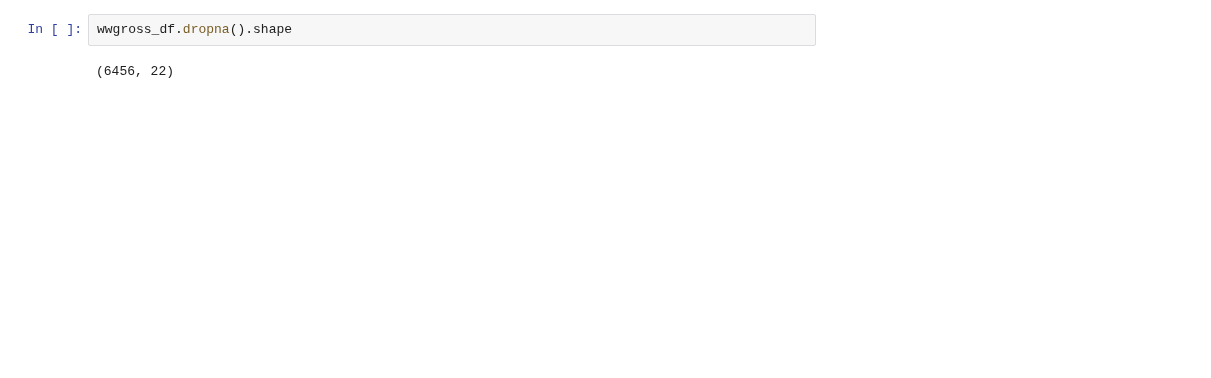
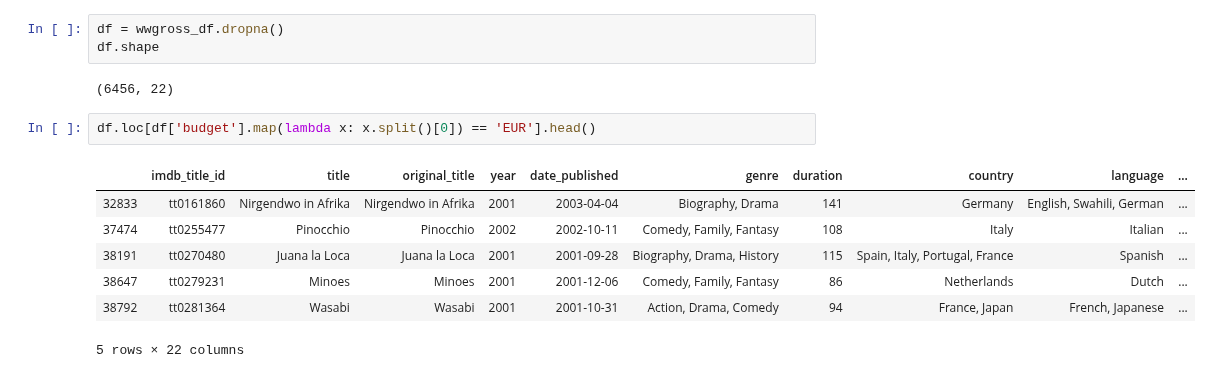
Before and after one commit to CreightonAshton/Scratchwork, a Jupyter notebook: Code/Movies/movies-scratch-work .ipynb, the cells around one changed output. Drawn from its saved outputs; the diff is of its cells as text; blank space fills up the shorter version.

```diff
--- a/Code/Movies/movies-scratch-work .ipynb
+++ b/Code/Movies/movies-scratch-work .ipynb
@@ -392,4 +376,15 @@ Next we should repeat the process for `budget` and `usa_gross_income`
 # %%
-wwgross_df.dropna().shape
+df = wwgross_df.dropna()
+df.shape
 # %% [output]
 (6456, 22)
+# %%
+df.loc[df['budget'].map(lambda x: x.split()[0]) == 'EUR'].head()
+# %% [output]
+|  | imdb_title_id | title | original_title | year | date_published | genre | duration | country | language | ... |
+| 32833 | tt0161860 | Nirgendwo in Afrika | Nirgendwo in Afrika | 2001 | 2003-04-04 | Biography, Drama | 141 | Germany | English, Swahili, German | ... |
+| 37474 | tt0255477 | Pinocchio | Pinocchio | 2002 | 2002-10-11 | Comedy, Family, Fantasy | 108 | Italy | Italian | ... |
+| 38191 | tt0270480 | Juana la Loca | Juana la Loca | 2001 | 2001-09-28 | Biography, Drama, History | 115 | Spain, Italy, Portugal, France | Spanish | ... |
+| 38647 | tt0279231 | Minoes | Minoes | 2001 | 2001-12-06 | Comedy, Family, Fantasy | 86 | Netherlands | Dutch | ... |
+| 38792 | tt0281364 | Wasabi | Wasabi | 2001 | 2001-10-31 | Action, Drama, Comedy | 94 | France, Japan | French, Japanese | ... |
+5 rows × 22 columns
```
Also changed, not shown: parts of 14 cells of this notebook.
